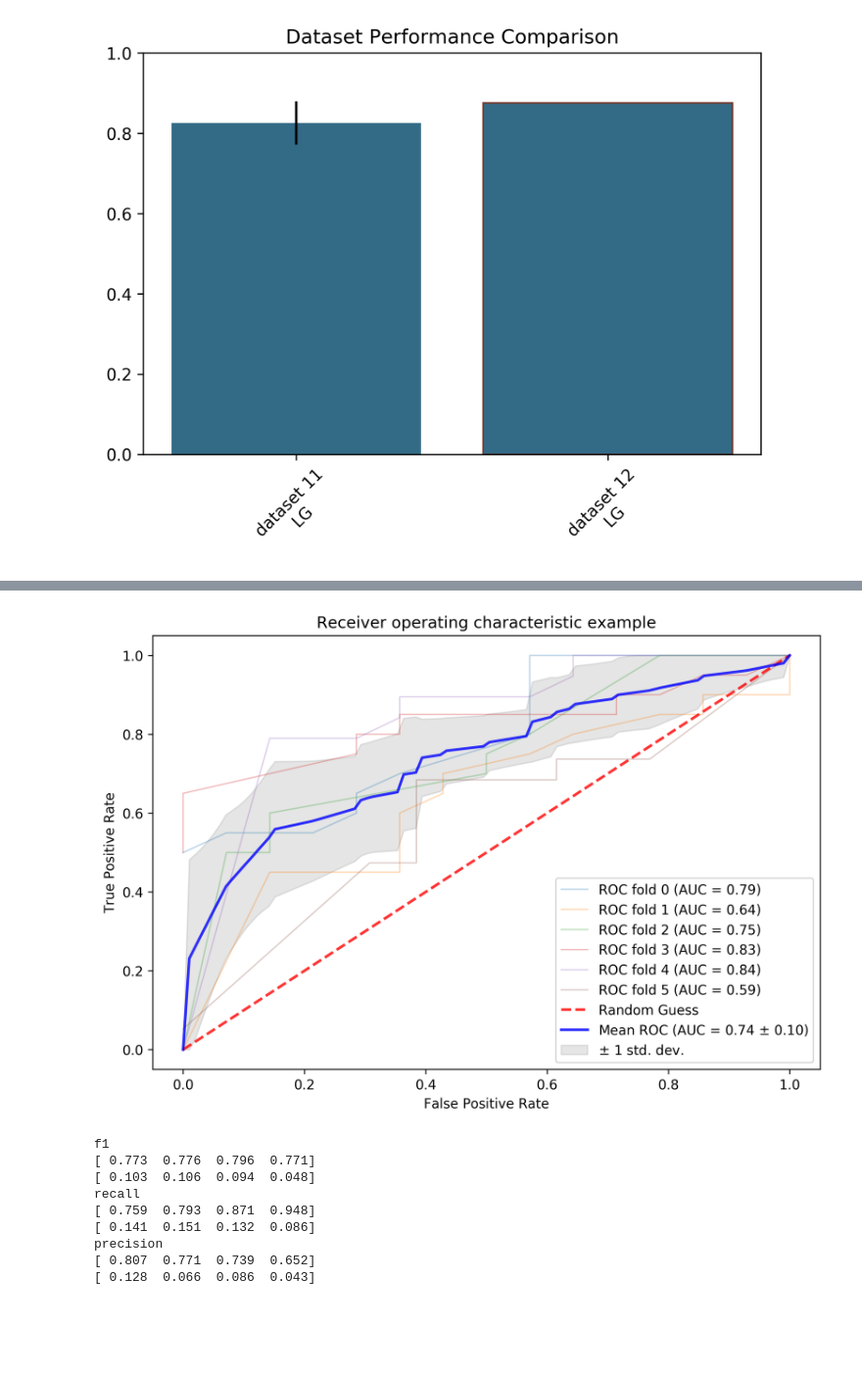
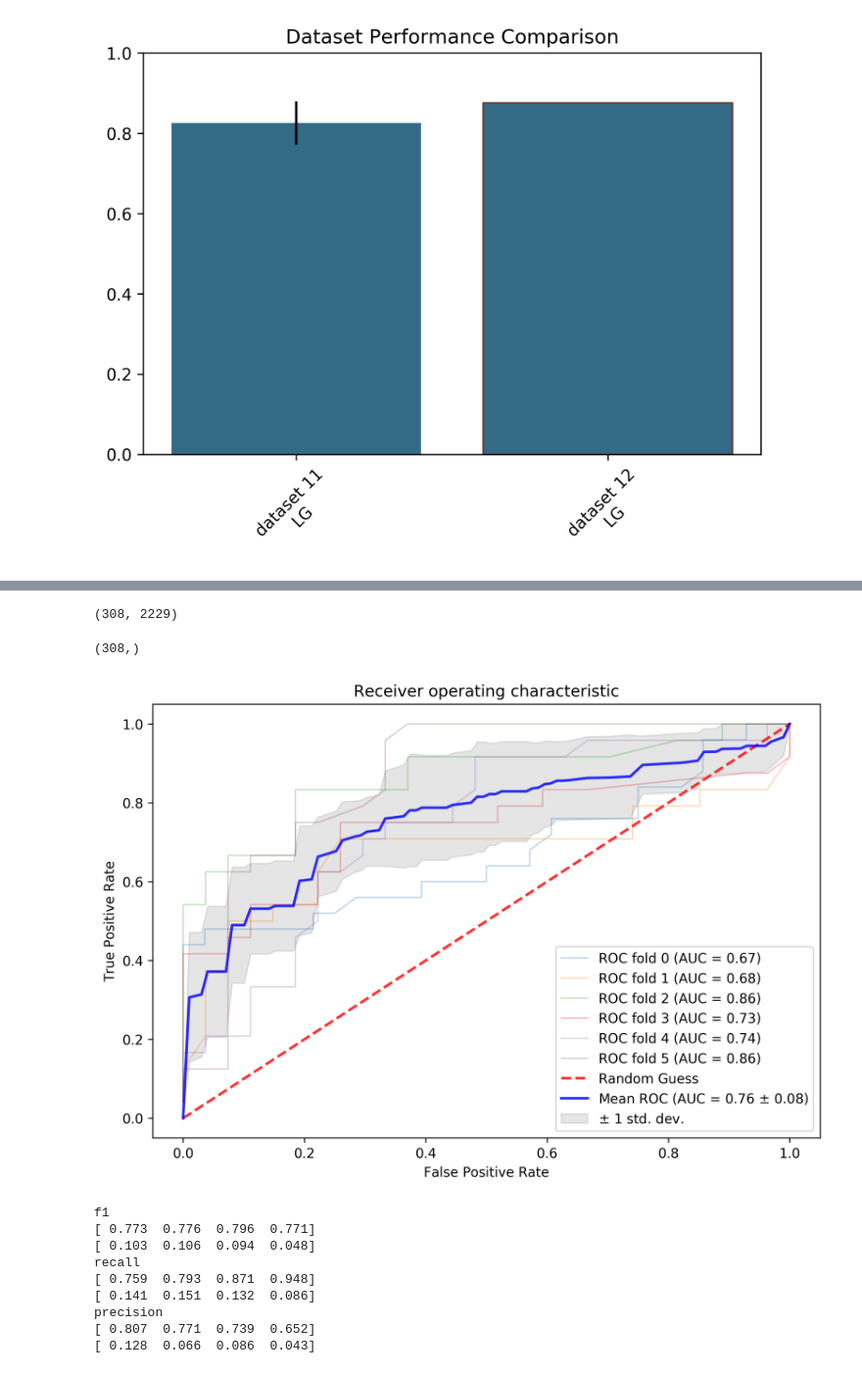
Before and after one commit to crowegian/AMR_ML, a Jupyter notebook: ML_notebook.ipynb, the cells around one changed output, grey strips where cells are left out. Shown at 98% size. Drawn from its saved outputs; the diff is of its cells as text; code cells hidden in the pictures; blank space fills up the shorter version.

Commit message:
confusion matrix and rocauc curves done

```diff
--- a/ML_notebook.ipynb
+++ b/ML_notebook.ipynb
@@ -154,10 +247,24 @@ Feature KP0228_01979 has importance 0.0
 # %%
-df = pd.read_csv(dataPath)
-df = df.set_index("isolate")
-X_df = df.drop(labels = ["pbr_res"], axis = 1)
+trainDF = pd.read_csv("data/MLData/pbr_ml_project _datasets_20180423/dataset_12_train.csv")
+# print(trainDF.shape)
+valDF = pd.read_csv("data/MLData/pbr_ml_project _datasets_20180423/dataset_12_test.csv")
+# print(valDF.shape)
+allData = pd.concat([trainDF, valDF])
+
+# df = pd.read_csv("data/MLData/pbr_ml_project _datasets_20180423/dataset_12_train.csv")
+allData = allData.set_index("isolate")
+X_df = allData.drop(labels = ["pbr_res"], axis = 1)
 X = X_df.values
-Y_df = df["pbr_res"]
+Y_df = allData["pbr_res"]
 Y = Y_df.values
+# %%
+X.shape
+# %% [output]
+(308, 2229)
+# %%
+Y.shape
+# %% [output]
+(308,)
 # %%
 from sklearn.model_selection import StratifiedKFold
 from sklearn.metrics import roc_curve, auc
@@ -173,7 +280,7 @@ mean_fpr = np.linspace(0, 1, 100)
 i = 0
 fig=plt.figure(figsize=(9, 6), dpi= 300, facecolor='w', edgecolor='k')
 for train, test in cv.split(X, Y):
-    probas_ = bestModel_GBTC.fit(X[train], Y[train]).predict_proba(X[test])
+    probas_ = bestEstimatorRefit.fit(X[train], Y[train]).predict_proba(X[test])
     # Compute ROC curve and area the curve
     fpr, tpr, thresholds = roc_curve(Y[test], probas_[:, 1])
     tprs.append(interp(mean_fpr, fpr, tpr))
@@ -181,36 +288,36 @@ for train, test in cv.split(X, Y):
     roc_auc = auc(fpr, tpr)
     aucs.append(roc_auc)
     plt.plot(fpr, tpr, lw=1, alpha=0.3,
              label='ROC fold %d (AUC = %0.2f)' % (i, roc_auc))
 
     i += 1
 plt.plot([0, 1], [0, 1], linestyle='--', lw=2, color='r',
          label='Random Guess', alpha=.8)
 
 mean_tpr = np.mean(tprs, axis=0)
 mean_tpr[-1] = 1.0
 mean_auc = auc(mean_fpr, mean_tpr)
 std_auc = np.std(aucs)
 plt.plot(mean_fpr, mean_tpr, color='b',
          label=r'Mean ROC (AUC = %0.2f $\pm$ %0.2f)' % (mean_auc, std_auc),
          lw=2, alpha=.8)
 
 std_tpr = np.std(tprs, axis=0)
 tprs_upper = np.minimum(mean_tpr + std_tpr, 1)
 tprs_lower = np.maximum(mean_tpr - std_tpr, 0)
 plt.fill_between(mean_fpr, tprs_lower, tprs_upper, color='grey', alpha=.2,
                  label=r'$\pm$ 1 std. dev.')
 
 plt.xlim([-0.05, 1.05])
 plt.ylim([-0.05, 1.05])
 plt.xlabel('False Positive Rate')
 plt.ylabel('True Positive Rate')
-plt.title('Receiver operating characteristic example')
+plt.title('Receiver operating characteristic')
 plt.legend(loc="lower right")
 # plt.show()
-fig.savefig("plots/AUC_bestModel.png")
+fig.savefig("plots/AUC_bestModel_CV.png")
 # %% [output]
-[figure, old version]
+[figure, new version]
 # %%
 # modelDictAll = modelDict
 # modelDictPicklePath = "data/modelDictMultiDataRun.pkl"
```
Also changed, not shown: parts of 6 cells of this notebook.
